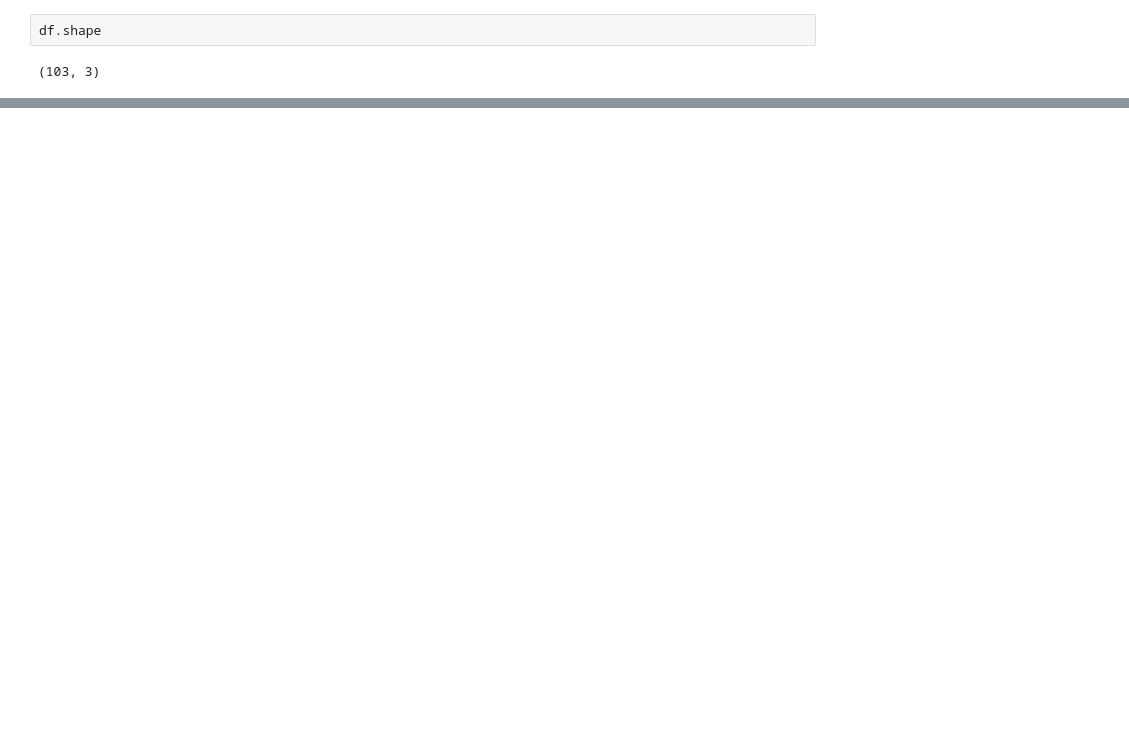
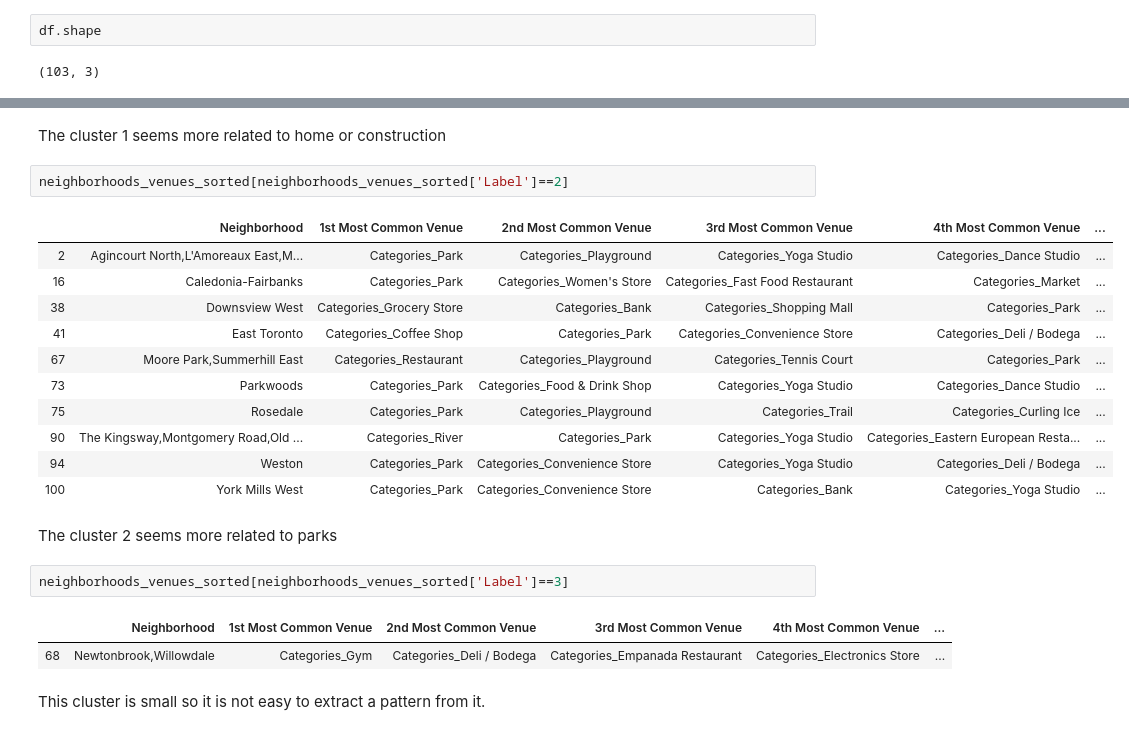
Before and after one commit to jcloeb13/Coursera_Capstone, a Jupyter notebook: assignement-week3-part1.ipynb, the cells around one changed output, grey strips where cells are left out. Saved outputs shown, nothing was run; the diff lists cells and outputs as text; blank space fills up the shorter version.

```diff
--- a/assignement-week3-part1.ipynb
+++ b/assignement-week3-part1.ipynb
@@ -27,0 +269,25 @@ df.shape
+# %% [markdown]
+The cluster 1 seems more related to home or construction
+# %%
+neighborhoods_venues_sorted[neighborhoods_venues_sorted['Label']==2]
+# %% [output]
+|  | Neighborhood | 1st Most Common Venue | 2nd Most Common Venue | 3rd Most Common Venue | 4th Most Common Venue | ... |
+| 2 | Agincourt North,L'Amoreaux East,M... | Categories_Park | Categories_Playground | Categories_Yoga Studio | Categories_Dance Studio | ... |
+| 16 | Caledonia-Fairbanks | Categories_Park | Categories_Women's Store | Categories_Fast Food Restaurant | Categories_Market | ... |
+| 38 | Downsview West | Categories_Grocery Store | Categories_Bank | Categories_Shopping Mall | Categories_Park | ... |
+| 41 | East Toronto | Categories_Coffee Shop | Categories_Park | Categories_Convenience Store | Categories_Deli / Bodega | ... |
+| 67 | Moore Park,Summerhill East | Categories_Restaurant | Categories_Playground | Categories_Tennis Court | Categories_Park | ... |
+| 73 | Parkwoods | Categories_Park | Categories_Food & Drink Shop | Categories_Yoga Studio | Categories_Dance Studio | ... |
+| 75 | Rosedale | Categories_Park | Categories_Playground | Categories_Trail | Categories_Curling Ice | ... |
+| 90 | The Kingsway,Montgomery Road,Old ... | Categories_River | Categories_Park | Categories_Yoga Studio | Categories_Eastern European Resta... | ... |
+| 94 | Weston | Categories_Park | Categories_Convenience Store | Categories_Yoga Studio | Categories_Deli / Bodega | ... |
+| 100 | York Mills West | Categories_Park | Categories_Convenience Store | Categories_Bank | Categories_Yoga Studio | ... |
+# %% [markdown]
+The cluster 2 seems more related to parks
+# %%
+neighborhoods_venues_sorted[neighborhoods_venues_sorted['Label']==3]
+# %% [output]
+|  | Neighborhood | 1st Most Common Venue | 2nd Most Common Venue | 3rd Most Common Venue | 4th Most Common Venue | ... |
+| 68 | Newtonbrook,Willowdale | Categories_Gym | Categories_Deli / Bodega | Categories_Empanada Restaurant | Categories_Electronics Store | ... |
+# %% [markdown]
+This cluster is small so it is not easy to extract a pattern from it.
```
Also changed, not shown: parts of 30 cells of this notebook.
